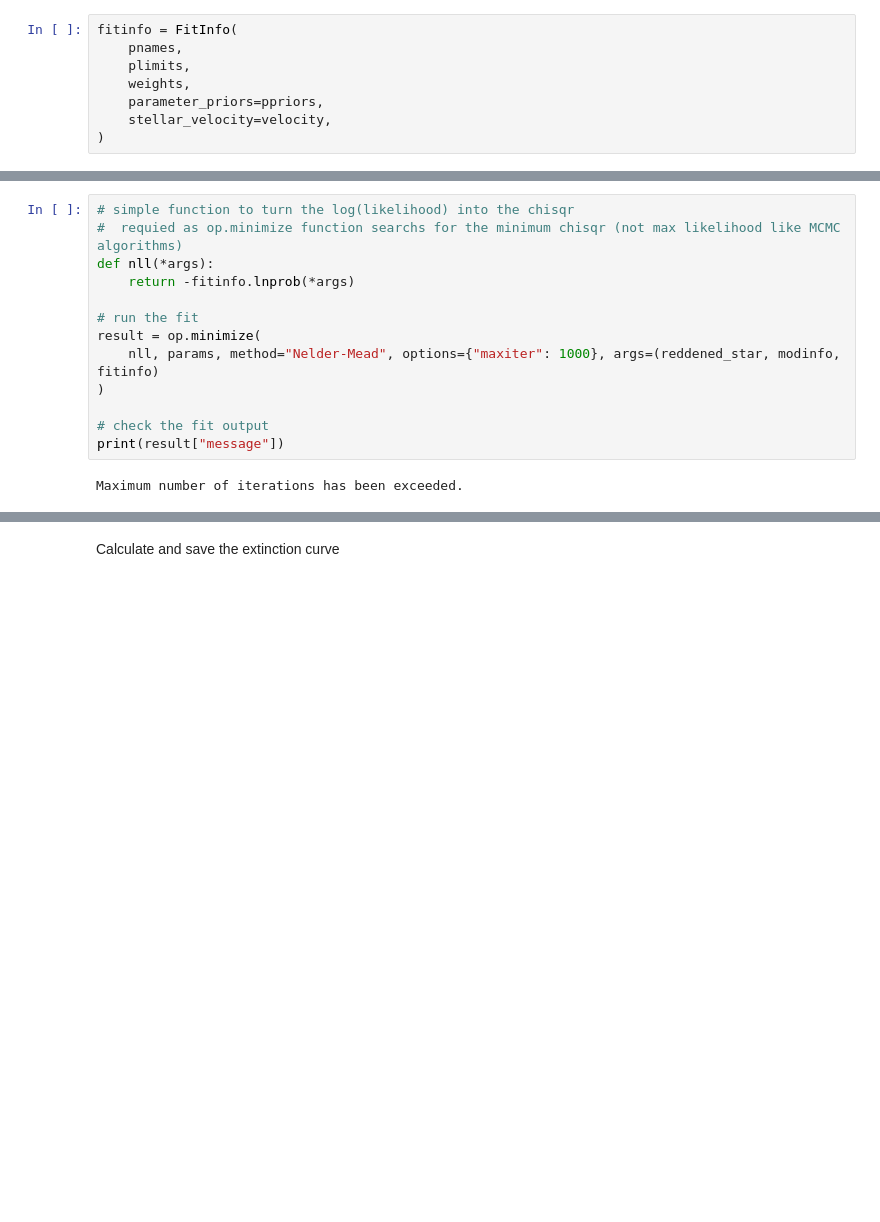
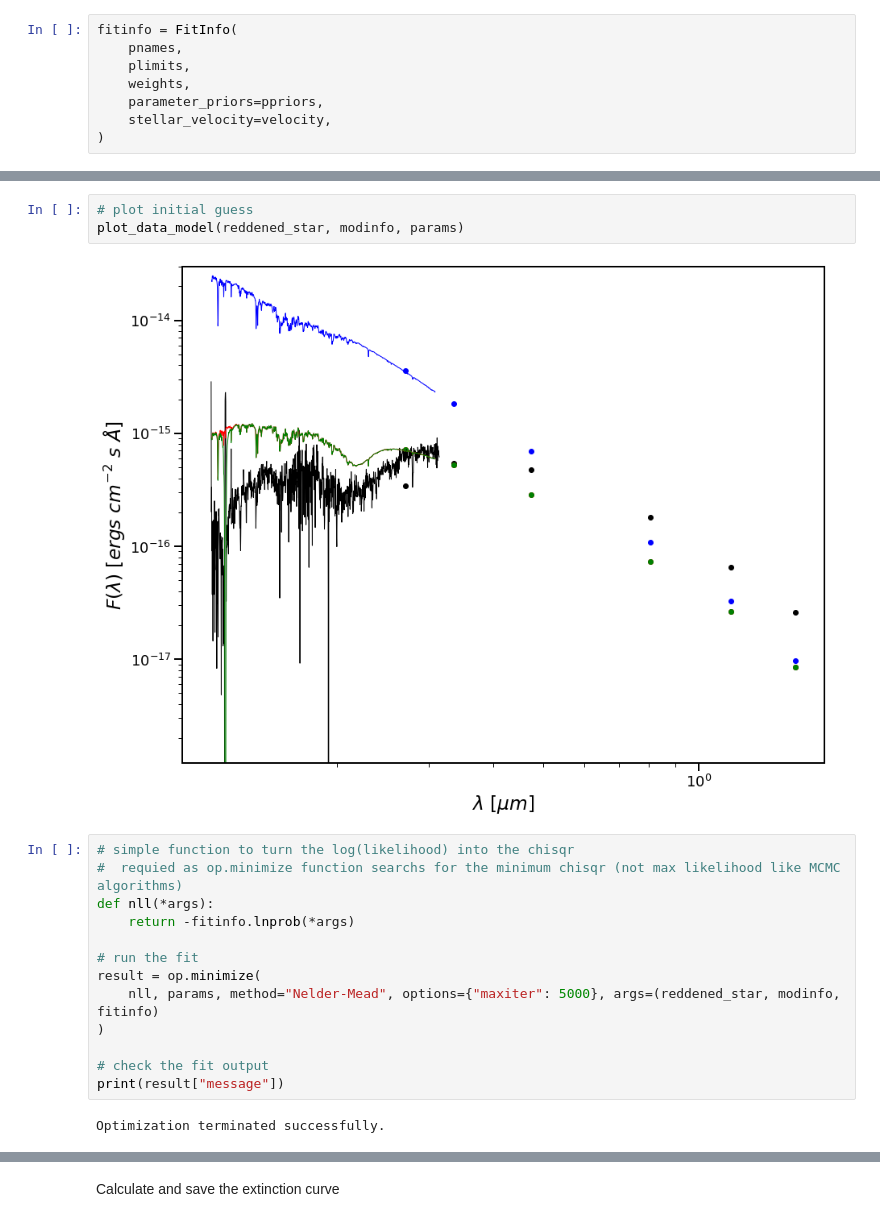
Before and after one commit to karllark/hst_m31_ext, a Jupyter notebook: notebooks/m31_test_model_fitting.ipynb, the cells around one changed output, grey strips where cells are left out. Drawn from its saved outputs; the diff is of its cells as text; blank space fills up the shorter version.

```diff
--- a/notebooks/m31_test_model_fitting.ipynb
+++ b/notebooks/m31_test_model_fitting.ipynb
@@ -154,3 +240,8 @@ print(fitinfo.lnprob(params, reddened_star, modinfo, fitinfo))
+# %%
+# plot initial guess
+plot_data_model(reddened_star, modinfo, params)
+# %% [output]
+[figure, added]
 # %%
 # simple function to turn the log(likelihood) into the chisqr
 #  requied as op.minimize function searchs for the minimum chisqr (not max likelihood like MCMC algorithms)
@@ -159,13 +250,13 @@ def nll(*args):
 
 # run the fit
 result = op.minimize(
-    nll, params, method="Nelder-Mead", options={"maxiter": 1000}, args=(reddened_star, modinfo, fitinfo)
+    nll, params, method="Nelder-Mead", options={"maxiter": 5000}, args=(reddened_star, modinfo, fitinfo)
 )
 
 # check the fit output
 print(result["message"])
 # %% [output]
-Maximum number of iterations has been exceeded.
+Optimization terminated successfully.
 # %%
 # save results
 params = result["x"]
```
Also changed, not shown: parts of 15 cells of this notebook, 1 other file.
